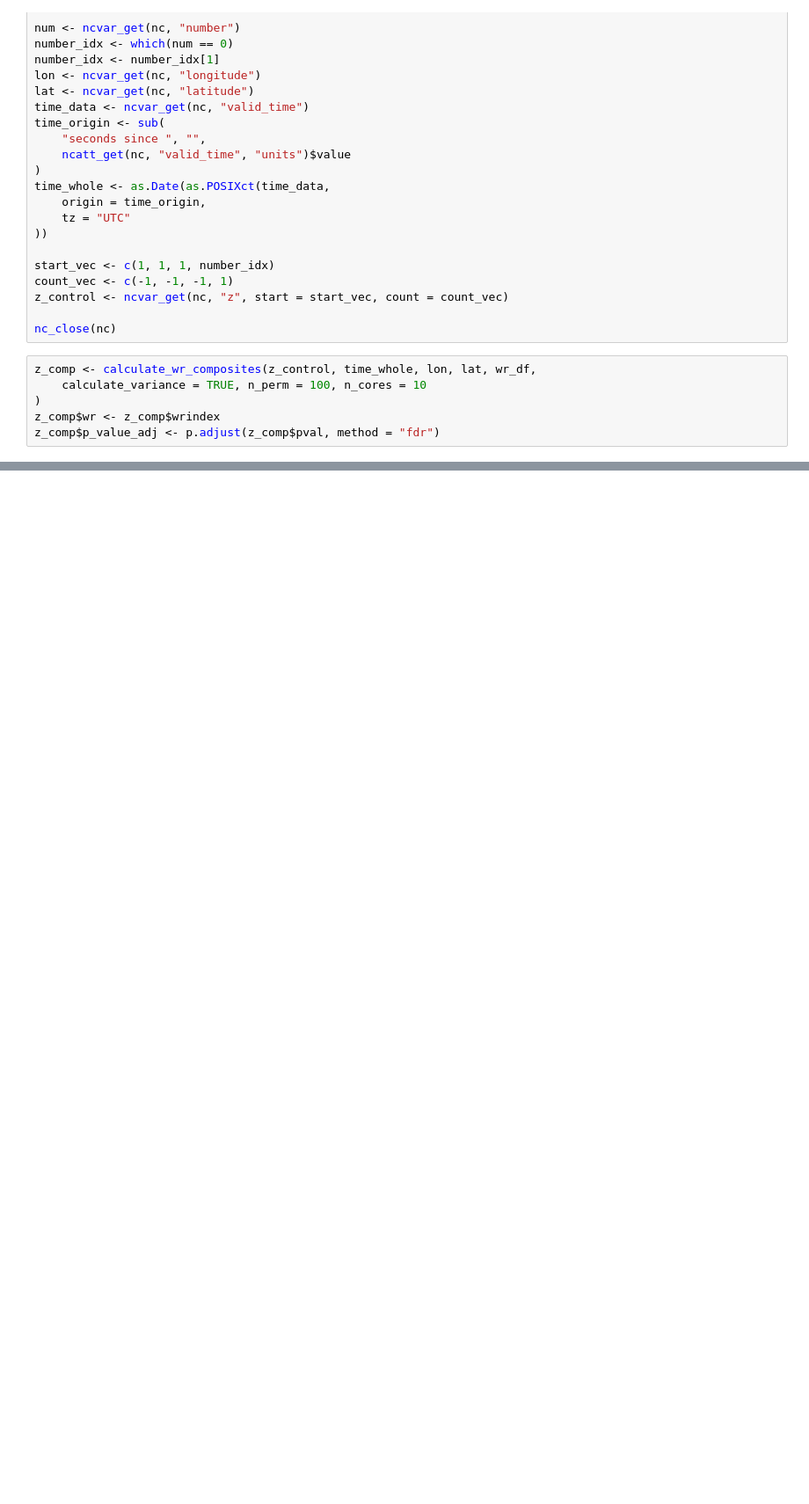
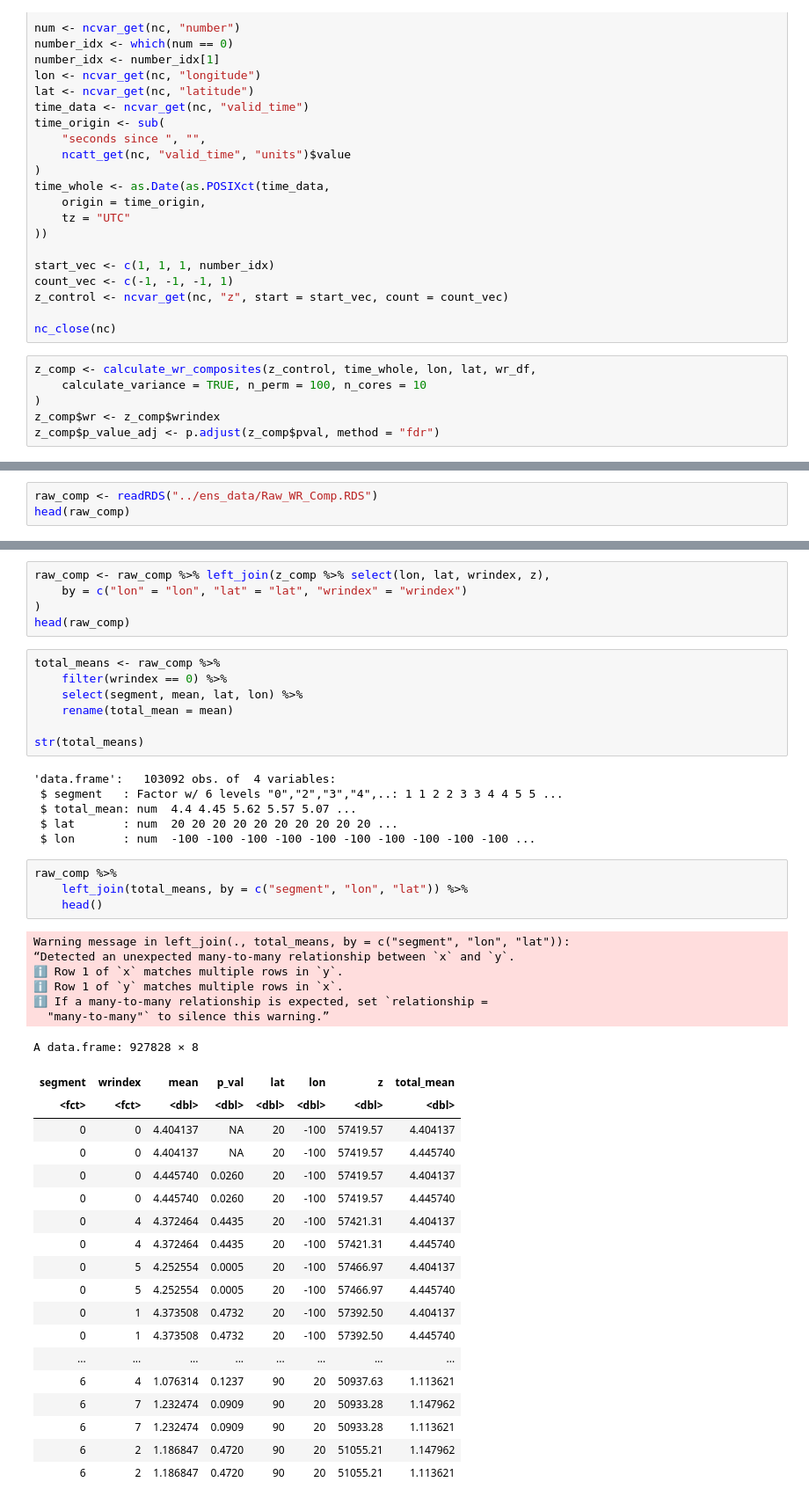
Before and after one commit to hschoeller/wp22a, a Jupyter notebook: notebooks/CompositeVariances.ipynb, the cells around one changed output, grey strips where cells are left out. Shown at 88% size. Saved outputs shown, nothing was run; the diff lists cells and outputs as text; blank space fills up the shorter version.

```diff
--- a/notebooks/CompositeVariances.ipynb
+++ b/notebooks/CompositeVariances.ipynb
@@ -134,0 +142,3 @@ ggplot(z_comp, aes(x = p_value_adj)) +
+# %%
+raw_comp <- readRDS("../ens_data/Raw_WR_Comp.RDS")
+head(raw_comp)
@@ -134,0 +155,48 @@ ggplot(z_comp, aes(x = p_value_adj)) +
+# %%
+raw_comp <- raw_comp %>% left_join(z_comp %>% select(lon, lat, wrindex, z),
+    by = c("lon" = "lon", "lat" = "lat", "wrindex" = "wrindex")
+)
+head(raw_comp)
+# %%
+total_means <- raw_comp %>%
+    filter(wrindex == 0) %>%
+    select(segment, mean, lat, lon) %>%
+    rename(total_mean = mean)
+
+str(total_means)
+# %% [output]
+'data.frame':   103092 obs. of  4 variables:
+ $ segment   : Factor w/ 6 levels "0","2","3","4",..: 1 1 2 2 3 3 4 4 5 5 ...
+ $ total_mean: num  4.4 4.45 5.62 5.57 5.07 ...
+ $ lat       : num  20 20 20 20 20 20 20 20 20 20 ...
+ $ lon       : num  -100 -100 -100 -100 -100 -100 -100 -100 -100 -100 ...
+# %%
+raw_comp %>%
+    left_join(total_means, by = c("segment", "lon", "lat")) %>%
+    head()
+# %% [output]
+Warning message in left_join(., total_means, by = c("segment", "lon", "lat")):
+“Detected an unexpected many-to-many relationship between `x` and `y`.
+ℹ Row 1 of `x` matches multiple rows in `y`.
+ℹ Row 1 of `y` matches multiple rows in `x`.
+ℹ If a many-to-many relationship is expected, set `relationship =
+  "many-to-many"` to silence this warning.”
+A data.frame: 927828 × 8
+| segment | wrindex | mean | p_val | lat | lon | z | total_mean |
+| <fct> | <fct> | <dbl> | <dbl> | <dbl> | <dbl> | <dbl> | <dbl> |
+| 0 | 0 | 4.404137 | NA | 20 | -100 | 57419.57 | 4.404137 |
+| 0 | 0 | 4.404137 | NA | 20 | -100 | 57419.57 | 4.445740 |
+| 0 | 0 | 4.445740 | 0.0260 | 20 | -100 | 57419.57 | 4.404137 |
+| 0 | 0 | 4.445740 | 0.0260 | 20 | -100 | 57419.57 | 4.445740 |
+| 0 | 4 | 4.372464 | 0.4435 | 20 | -100 | 57421.31 | 4.404137 |
+| 0 | 4 | 4.372464 | 0.4435 | 20 | -100 | 57421.31 | 4.445740 |
+| 0 | 5 | 4.252554 | 0.0005 | 20 | -100 | 57466.97 | 4.404137 |
+| 0 | 5 | 4.252554 | 0.0005 | 20 | -100 | 57466.97 | 4.445740 |
+| 0 | 1 | 4.373508 | 0.4732 | 20 | -100 | 57392.50 | 4.404137 |
+| 0 | 1 | 4.373508 | 0.4732 | 20 | -100 | 57392.50 | 4.445740 |
+| ... | ... | ... | ... | ... | ... | ... | ... |
+| 6 | 4 | 1.076314 | 0.1237 | 90 | 20 | 50937.63 | 1.113621 |
+| 6 | 7 | 1.232474 | 0.0909 | 90 | 20 | 50933.28 | 1.147962 |
+| 6 | 7 | 1.232474 | 0.0909 | 90 | 20 | 50933.28 | 1.113621 |
+| 6 | 2 | 1.186847 | 0.4720 | 90 | 20 | 51055.21 | 1.147962 |
+| 6 | 2 | 1.186847 | 0.4720 | 90 | 20 | 51055.21 | 1.113621 |
```
Also changed, not shown: parts of 15 cells of this notebook, 7 other files.
